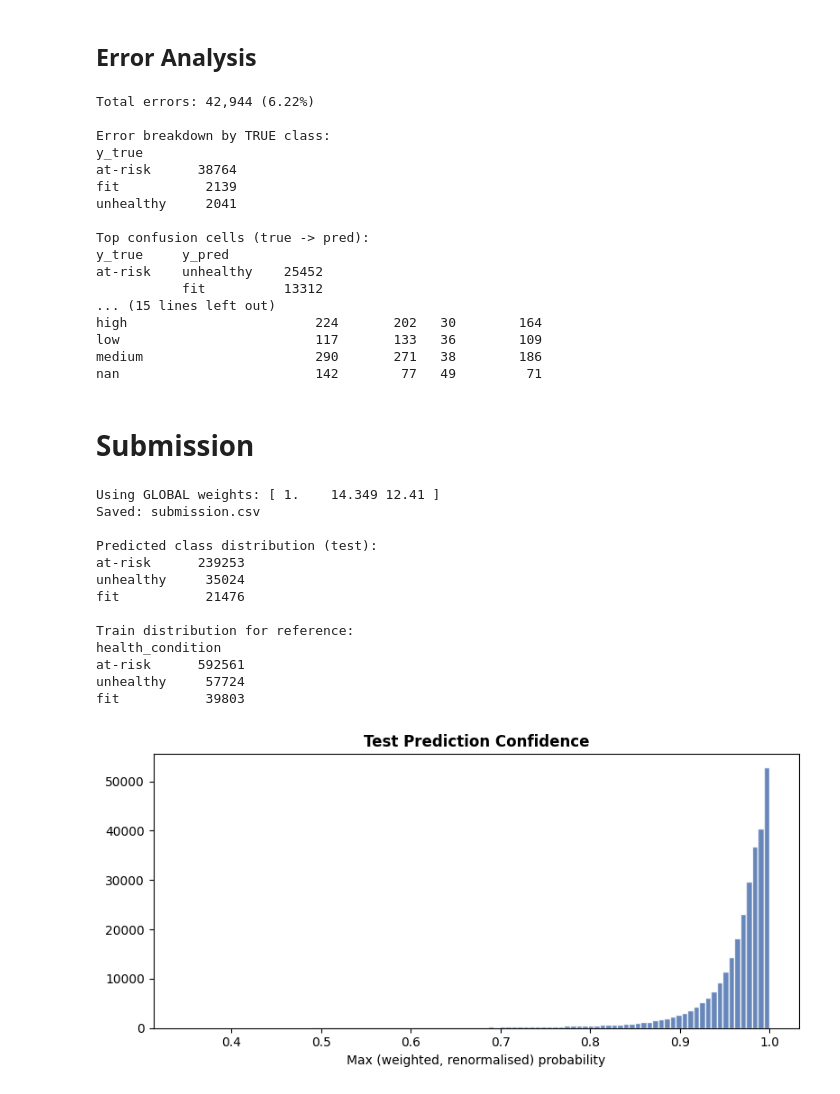
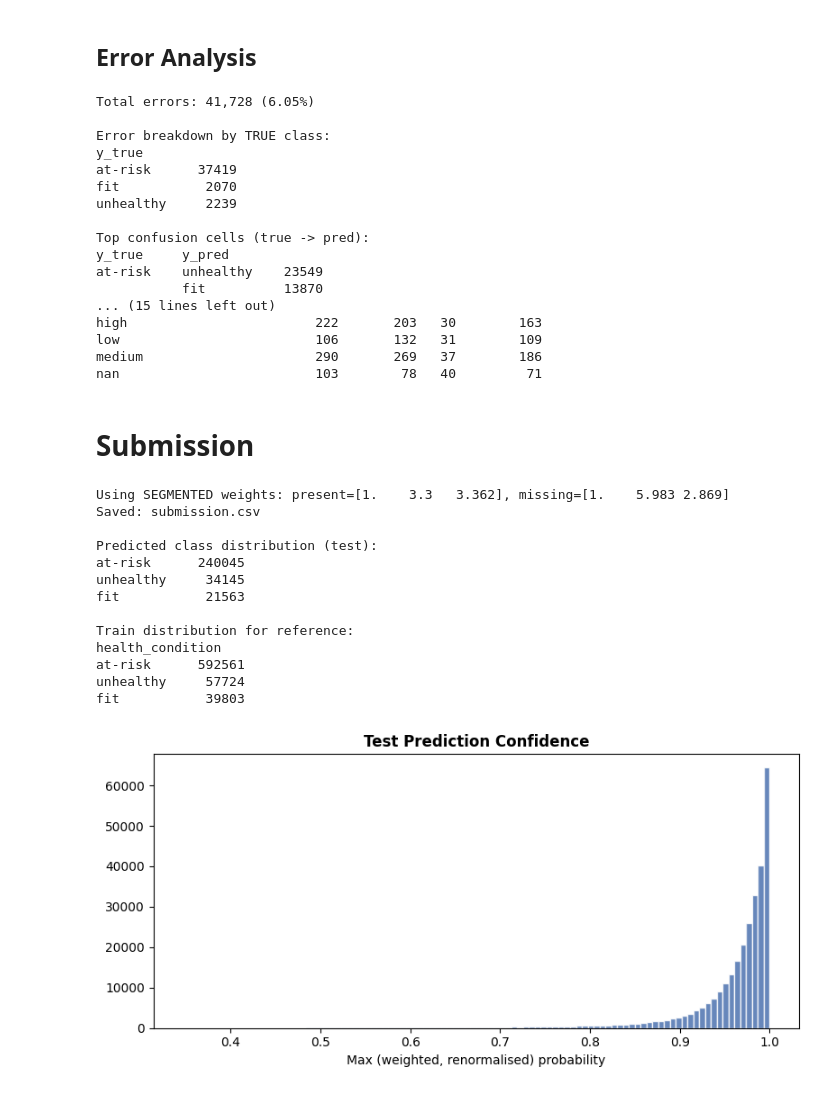
Before and after one commit to 23f2001942/KaggleCompetitions, a Jupyter notebook: S6E7 Predict Student Health Risk/S6E7 LightGBM.ipynb, the cells around one changed output. Drawn from its saved outputs; the diff is of its cells as text; code cells hidden in the pictures.

```diff
--- a/S6E7 Predict Student Health Risk/S6E7 LightGBM.ipynb
+++ b/S6E7 Predict Student Health Risk/S6E7 LightGBM.ipynb
@@ -213,8 +213,9 @@ LGB_PARAMS = dict(
     objective        = 'multiclass',
     num_class        = N_CLASSES,
     metric           = 'multi_logloss',
-    learning_rate    = 0.05,
-    num_leaves       = 127,
+    learning_rate    = 0.04016718081660934,
+    num_leaves       = 38,
+    max_depth        = 7,
     min_child_samples= 100,
     feature_fraction = 0.85,
     bagging_fraction = 0.85,
@@ -477,61 +481,65 @@ missed_fit = errors[errors['y_true'] == 'fit']
 print(pd.crosstab(missed_fit['stress_level'].astype(str),
                   missed_fit['physical_activity_level'].astype(str)).to_string())
 # %% [output]
-Total errors: 42,944 (6.22%)
+Total errors: 41,728 (6.05%)
 
 Error breakdown by TRUE class:
 y_true
-at-risk      38764
-fit           2139
-unhealthy     2041
+at-risk      37419
+fit           2070
+unhealthy     2239
 
 Top confusion cells (true -> pred):
 y_true     y_pred
-at-risk    unhealthy    25452
-           fit          13312
+at-risk    unhealthy    23549
+           fit          13870
 ... (15 lines left out)
-high                        224       202   30        164
-low                         117       133   36        109
-medium                      290       271   38        186
-nan                         142        77   49         71
+high                        222       203   30        163
+low                         106       132   31        109
+medium                      290       269   37        186
+nan                         103        78   40         71
 # %% [markdown]
 # Submission
 # %%
-# Force global weights for this submission — segmentation showed no real CV gain
-# (V2: +0.0000, V3: +0.0002, below fold noise) and LB dropped when we added more
-# rule complexity in V5. Using the simpler rule as the honest comparison point.
-test_w = test_probs * global_w
-print(f'Using GLOBAL weights: {global_w.round(3)}')
+if 'seg_weights' in dir():
+    test_w = np.empty_like(test_probs)
+    test_w[~stress_missing_te] = test_probs[~stress_missing_te] * seg_weights['present']
+    test_w[stress_missing_te]  = test_probs[stress_missing_te]  * seg_weights['missing']
+    print(f'Using SEGMENTED weights: present={seg_weights["present"].round(3)}, '
+          f'missing={seg_weights["missing"].round(3)}')
+else:
+    test_w = test_probs * global_w
+    print(f'Using GLOBAL weights: {global_w.round(3)}')
 
 labels = le.inverse_transform(test_w.argmax(1))
 
 sub = pd.read_csv(SAMPLE_PATH)
 sub[TARGET] = labels
 sub.to_csv('submission.csv', index=False)
 print('Saved: submission.csv')
 print('\nPredicted class distribution (test):')
 print(pd.Series(labels).value_counts().to_string())
 print('\nTrain distribution for reference:')
 print(train[TARGET].value_counts().to_string())
 
 fig, ax = plt.subplots(figsize=(8, 4))
 norm_p = test_w / test_w.sum(1, keepdims=True)
 ax.hist(norm_p.max(1), bins=100, color='#4C72B0', edgecolor='white', alpha=0.85)
 ax.set_xlabel('Max (weighted, renormalised) probability')
 ax.set_title('Test Prediction Confidence', fontweight='bold')
 plt.tight_layout(); plt.show()
 # %% [output]
-Using GLOBAL weights: [ 1.    14.349 12.41 ]
+Using SEGMENTED weights: present=[1.    3.3   3.362], missing=[1.    5.983 2.869]
 Saved: submission.csv
 
 Predicted class distribution (test):
-at-risk      239253
-unhealthy     35024
-fit           21476
+at-risk      240045
+unhealthy     34145
+fit           21563
 
 Train distribution for reference:
 health_condition
 at-risk      592561
 unhealthy     57724
 fit           39803
-[figure, old version]
+[figure, new version]
```
Also changed, not shown: parts of 8 cells of this notebook.
